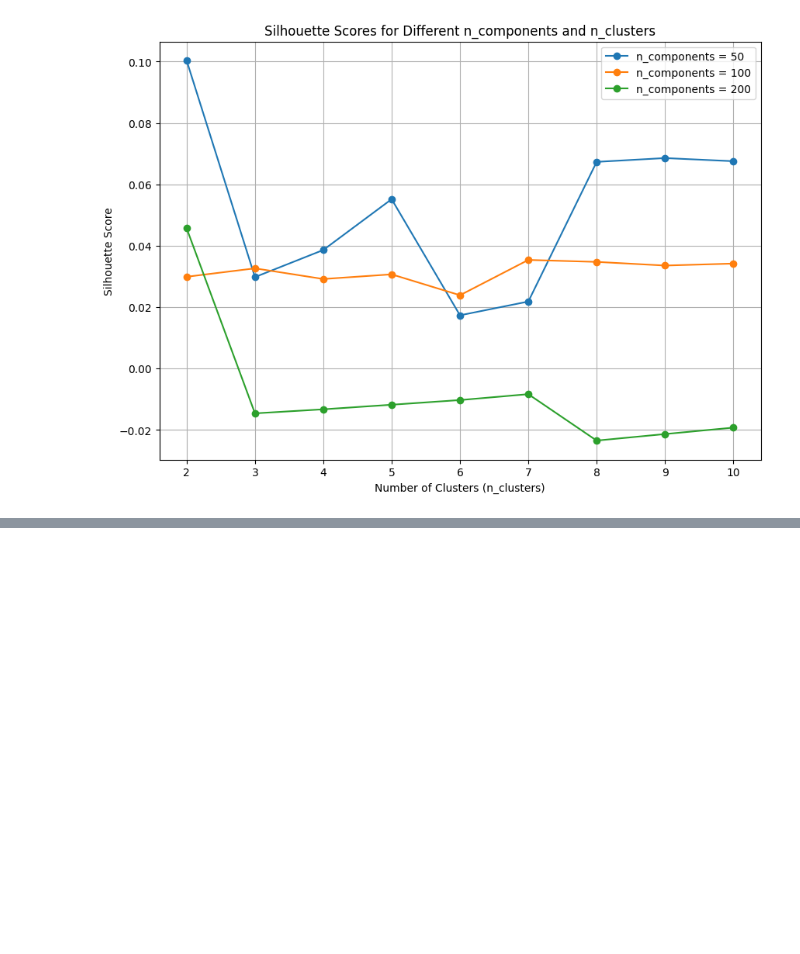
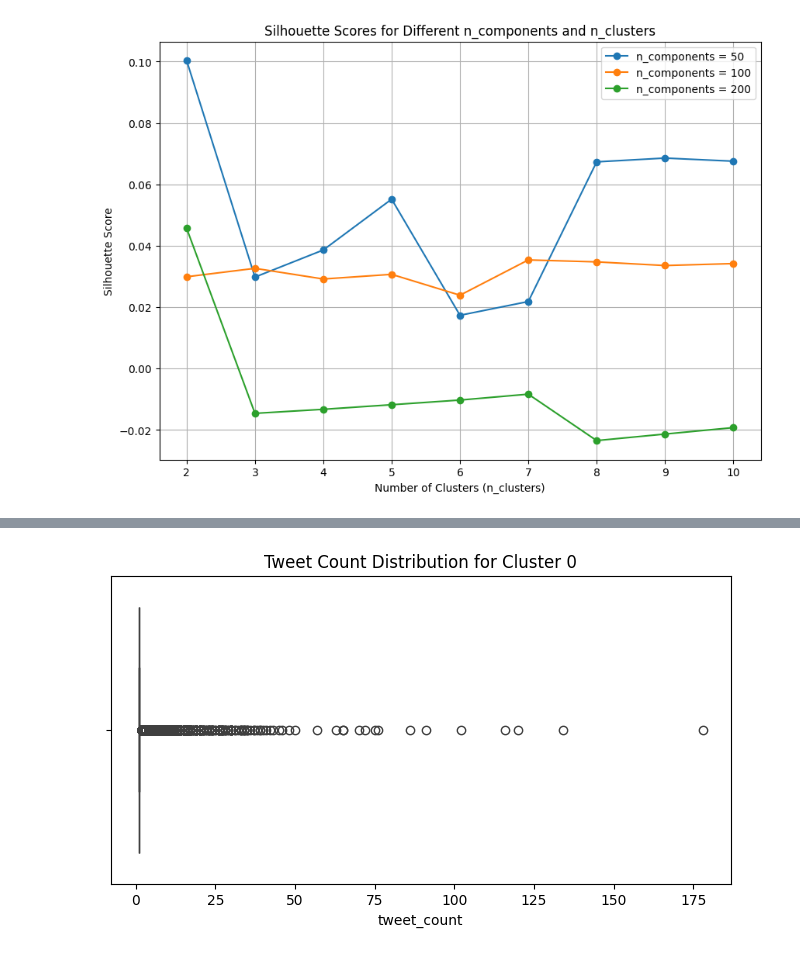
Before and after one commit to msutjipt/Social-Network-Analysis-DA1, a Jupyter notebook: GROUP_F/piet_analysis.ipynb, the cells around one changed output, grey strips where cells are left out. Cells and saved outputs as stored; diff of their text form; code cells hidden in the pictures; blank space fills up the shorter version.

Commit message:
Cluster Analyse abgeschlossen mit zwei verschiedenen Ansätzen

```diff
--- a/GROUP_F/piet_analysis.ipynb
+++ b/GROUP_F/piet_analysis.ipynb
@@ -668,7 +515,0 @@ Identify the topic with the highest weight for each document in the NMF matrix.
-# %%
-# Assign dominant topics to documents
-dominant_topics = nmf_topics.argmax(axis=1)
-dataset_pca['dominant_topic'] = dominant_topics
-
-# Inspect sample documents with their dominant topics
-print(dataset_pca[['text', 'dominant_topic']].head(10))
@@ -689,0 +721,86 @@ This dataset represents a graph. To use this for PCA, we can compute numerical f
+# %%
+
+# Step 1: Vectorize the preprocessed text using TF-IDF
+# Use fixed max_features=500 to limit the number of terms
+tfidf_vectorizer = TfidfVectorizer(max_features=500, stop_words=all_stop_words)
+text_features = tfidf_vectorizer.fit_transform(dataset_pca['text_preprocessed'])
+
+# Extract the feature names (words corresponding to columns in the TF-IDF matrix)
+feature_names = tfidf_vectorizer.get_feature_names_out()
+
+# Step 1: Reduce dimensionality using TruncatedSVD
+svd = TruncatedSVD(n_components=12, random_state=42)
+svd_features = svd.fit_transform(text_features)
+
+# Normalize the SVD features
+scaler = StandardScaler()
+svd_features_normalized = scaler.fit_transform(svd_features)
+
+# Use MiniBatchKMeans for faster clustering
+kmeans = MiniBatchKMeans(n_clusters=2, random_state=42, batch_size=1000)
+clusters = kmeans.fit_predict(svd_features_normalized)
+
+
+###################
+
+# Transform cluster centers back to the original TF-IDF feature space
+original_space_centers = np.dot(kmeans.cluster_centers_, svd.components_)
+
+# Top terms for each cluster
+top_n_terms = 10  # Number of top terms to display per cluster
+cluster_terms = {}
+
+for cluster_idx, cluster_center in enumerate(original_space_centers):
+    # Get indices of top terms for this cluster
+    top_indices = cluster_center.argsort()[::-1][:top_n_terms]
+    top_terms = [feature_names[i] for i in top_indices]
+    top_weights = cluster_center[top_indices]
+
+    # Store the terms and weights
+    cluster_terms[cluster_idx] = list(zip(top_terms, top_weights))
+
+# Display the top terms for each cluster
+print("Top terms for each cluster:")
+for cluster_idx, terms in cluster_terms.items():
+    print(f"\nCluster {cluster_idx}:")
+    for term, weight in terms:
+        print(f"  {term}: {weight:.4f}")
+
+
+##################
+
+
+# Add cluster labels to the original dataset
+dataset_pca['cluster'] = clusters  # 'clusters' is from kmeans.fit_predict()
+
+# Group by clusters and extract user information
+clustered_users = dataset_pca.groupby('cluster')['user_id'].apply(list)
+
+# Display the user IDs in each cluster
+print("Users in each cluster:")
+for cluster_idx, users in clustered_users.items():
+    print(f"\nCluster {cluster_idx}:")
+    print(f"  Total users: {len(set(users))}")  # Unique users in the cluster
+    print(f"  Example user IDs: {list(set(users))[:10]}")  # Show a sample of user IDs
+
+
+########################
+
+# Count tweets per user in each cluster
+user_activity = dataset_pca.groupby(['cluster', 'user_id']).size().reset_index(name='tweet_count')
+
+# Display user activity in each cluster
+print("User activity by cluster:")
+for cluster_idx in user_activity['cluster'].unique():
+    print(f"\nCluster {cluster_idx}:")
+    cluster_users = user_activity[user_activity['cluster'] == cluster_idx]
+    # sort by tweet count
+    cluster_users = cluster_users.sort_values(by='tweet_count', ascending=False)
+    # Boxplot the distribution of tweet counts per user
+    plt.figure(figsize=(8, 4))
+    sns.boxplot(x='tweet_count', data=cluster_users)
+    plt.title(f"Tweet Count Distribution for Cluster {cluster_idx}")
+    plt.show()
+    # Display top 10 users in this cluster
+    print(cluster_users.head(10))  # Show top 10 rows for this cluster
+# %% [output]
@@ -689,0 +824 @@ This dataset represents a graph. To use this for PCA, we can compute numerical f
+[figure, added]
```
Also changed, not shown: parts of 71 cells of this notebook.
